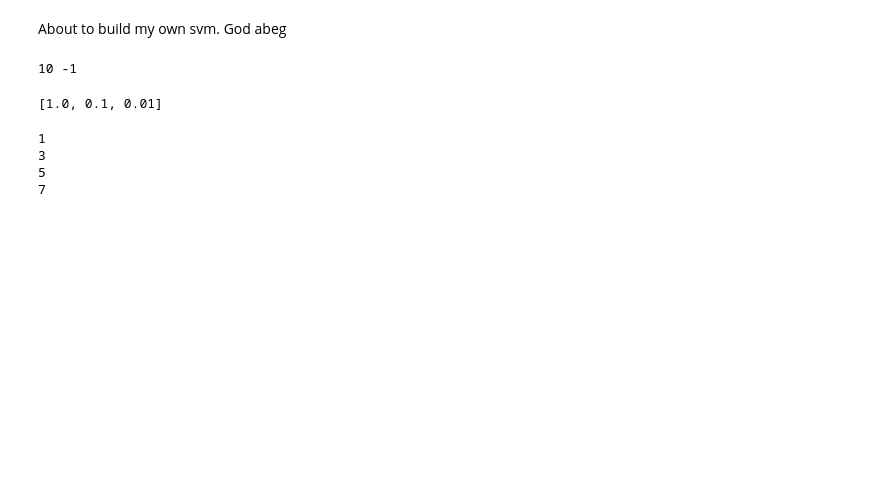
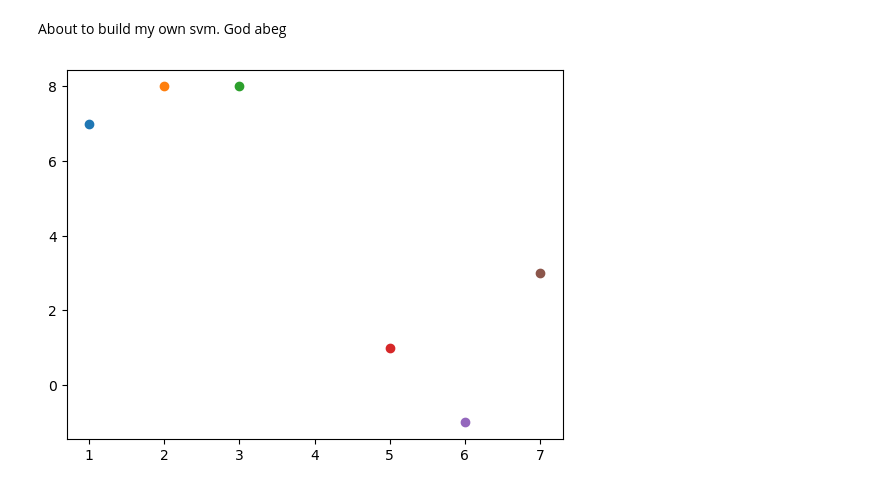
Before and after one commit to qwerty0252/mlAgorithms, a Jupyter notebook: svmM.ipynb, the cells around one changed output. Drawn from its saved outputs; the diff is of its cells as text; code cells hidden in the pictures; blank space fills up the shorter version.

```diff
--- a/svmM.ipynb
+++ b/svmM.ipynb
@@ -71,25 +112,4 @@ data_dict = {-1: np.array([[1,7],
 
             1:  np.array([[5,1],
                            [6,-1],
-                           [7,10]])}
+                           [7,3]])}
-# %%
-all_data = []
-for yi in data_dict:
-    # print(yi)
-    for fs in data_dict[yi]:
-        # print(fs)
-        for f in fs:
-            # print('feature ', str(f))
-            all_data.append(f)
-max_f =  max(all_data)
-min_f =  min(all_data)
-print(max_f, min_f)
-# %% [output]
-10 -1
-# %%
-step_sizes = [max_f*0.1,
-              max_f*0.01,
-              max_f*0.001]
-step_sizes
-# %% [output]
-[1.0, 0.1, 0.01]
@@ -100,8 +116,6 @@ latest_optimum = max_f *10
-# %%
-for i in np.arange(1,9,2):
-    print(i)
-# %% [output]
-1
-3
-5
-7
+# %%
+for i in data_dict:
+    for x in data_dict[i]:
+        plt.scatter(x[0], x[1])
+# %% [output]
+[figure, added]
```
Also changed, not shown: parts of 3 cells of this notebook, 1 other file.
